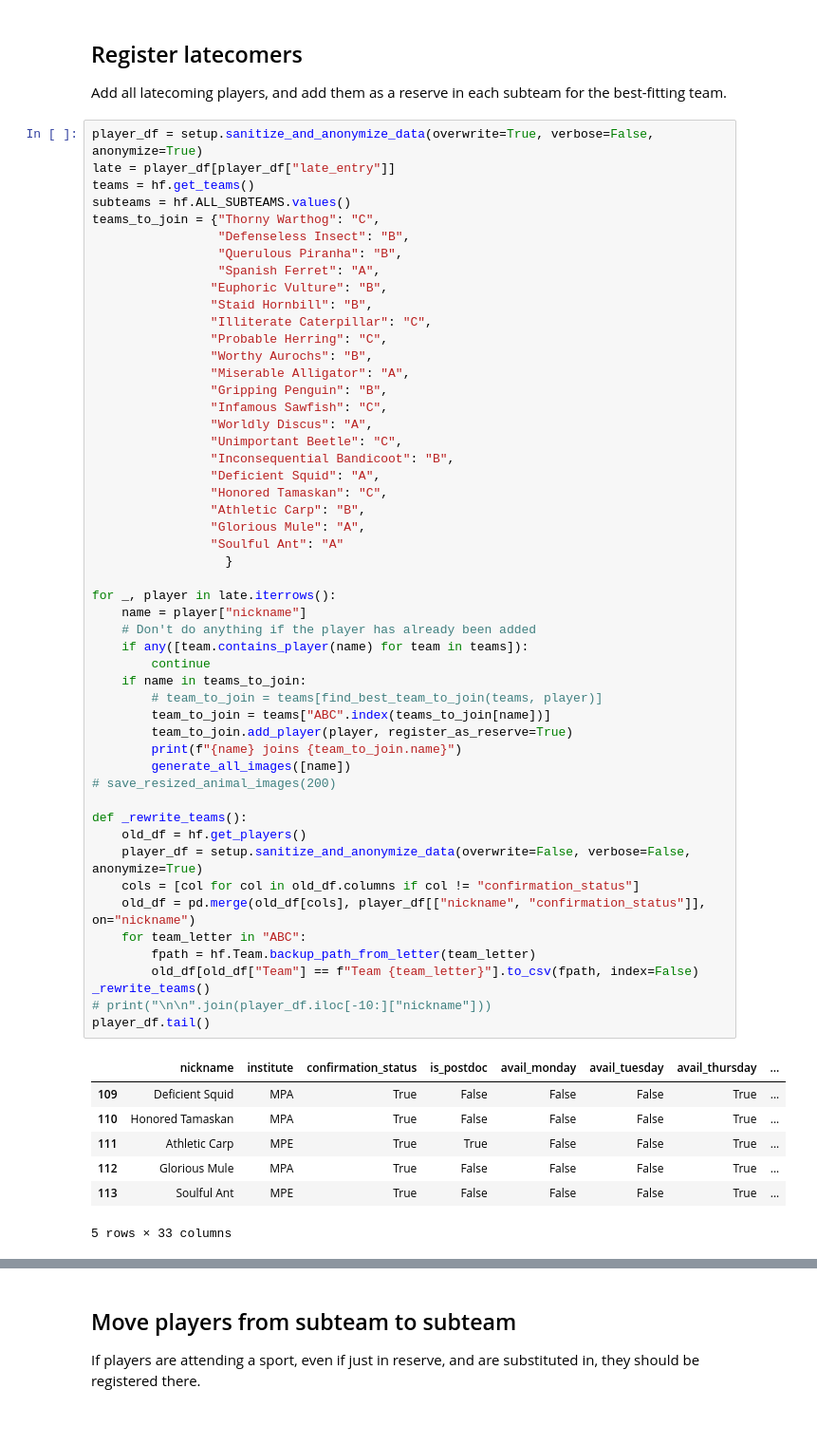
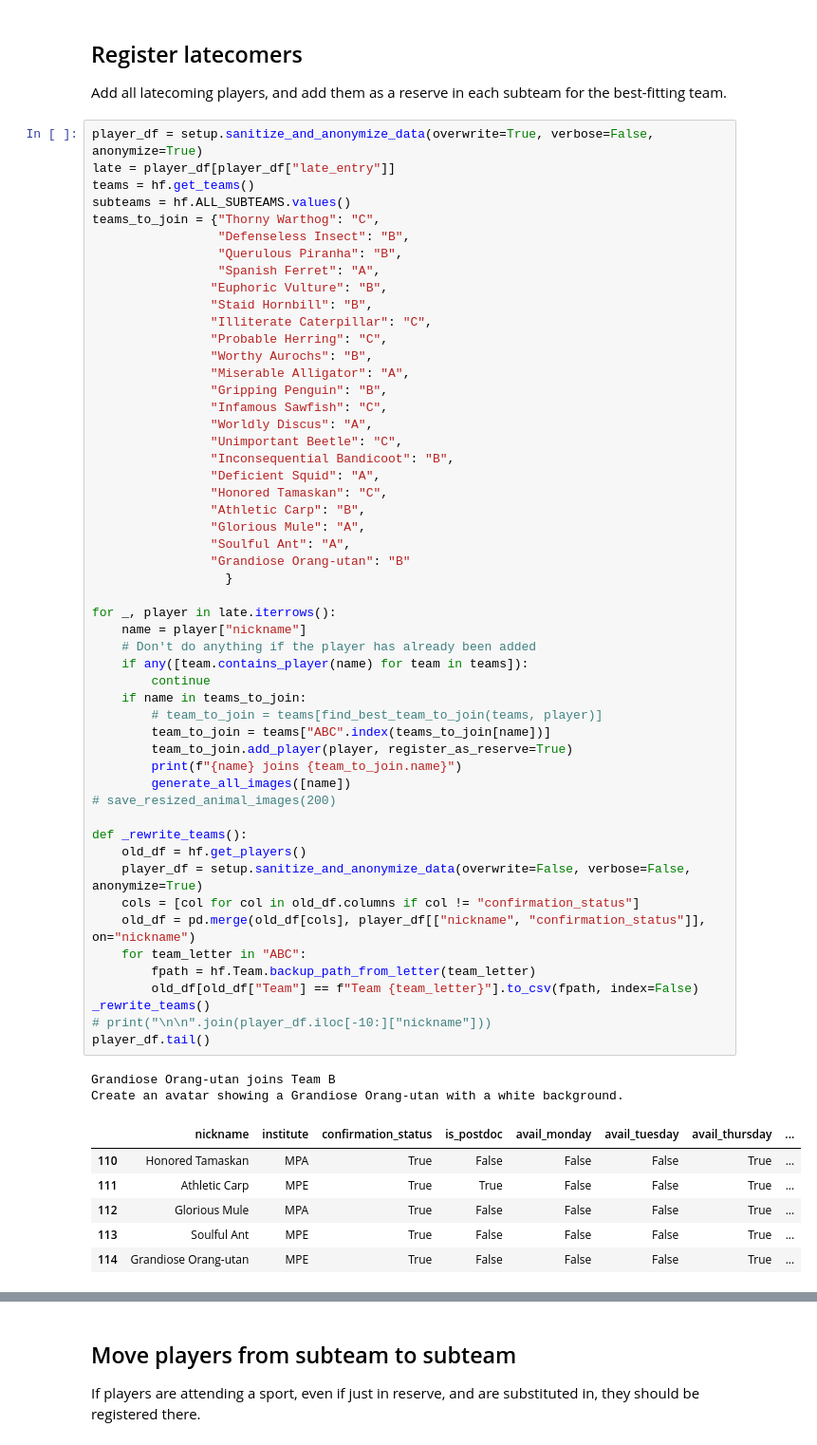
Before and after one commit to FBalzerMPE/imprs_sports_week, a Jupyter notebook: adjust_info.ipynb.ipynb, the cells around one changed output, grey strips where cells are left out. Shown at 95% size. Drawn from its saved outputs; the diff is of its cells as text.

```diff
--- a/adjust_info.ipynb.ipynb
+++ b/adjust_info.ipynb.ipynb
@@ -41,38 +41,40 @@ teams_to_join = {"Thorny Warthog": "C",
                 "Honored Tamaskan": "C",
                 "Athletic Carp": "B",
                 "Glorious Mule": "A",
-                "Soulful Ant": "A"
+                "Soulful Ant": "A",
+                "Grandiose Orang-utan": "B"
                   }
 
 for _, player in late.iterrows():
     name = player["nickname"]
     # Don't do anything if the player has already been added
     if any([team.contains_player(name) for team in teams]):
         continue
     if name in teams_to_join:
         # team_to_join = teams[find_best_team_to_join(teams, player)]
         team_to_join = teams["ABC".index(teams_to_join[name])]
         team_to_join.add_player(player, register_as_reserve=True)
         print(f"{name} joins {team_to_join.name}")
         generate_all_images([name])
 # save_resized_animal_images(200)
 
 def _rewrite_teams():
     old_df = hf.get_players()
     player_df = setup.sanitize_and_anonymize_data(overwrite=False, verbose=False, anonymize=True)
     cols = [col for col in old_df.columns if col != "confirmation_status"]
     old_df = pd.merge(old_df[cols], player_df[["nickname", "confirmation_status"]], on="nickname")
     for team_letter in "ABC":
         fpath = hf.Team.backup_path_from_letter(team_letter)
         old_df[old_df["Team"] == f"Team {team_letter}"].to_csv(fpath, index=False)
 _rewrite_teams()
 # print("\n\n".join(player_df.iloc[-10:]["nickname"]))
 player_df.tail()
 # %% [output]
+Grandiose Orang-utan joins Team B
+Create an avatar showing a Grandiose Orang-utan with a white background.
 |  | nickname | institute | confirmation_status | is_postdoc | avail_monday | avail_tuesday | avail_thursday | ... |
-| 109 | Deficient Squid | MPA | True | False | False | False | True | ... |
 | 110 | Honored Tamaskan | MPA | True | False | False | False | True | ... |
 | 111 | Athletic Carp | MPE | True | True | False | False | True | ... |
 | 112 | Glorious Mule | MPA | True | False | False | False | True | ... |
 | 113 | Soulful Ant | MPE | True | False | False | False | True | ... |
+| 114 | Grandiose Orang-utan | MPE | True | False | False | False | True | ... |
-5 rows × 33 columns
```
Also changed, not shown: parts of 2 cells of this notebook, 8 other files.
